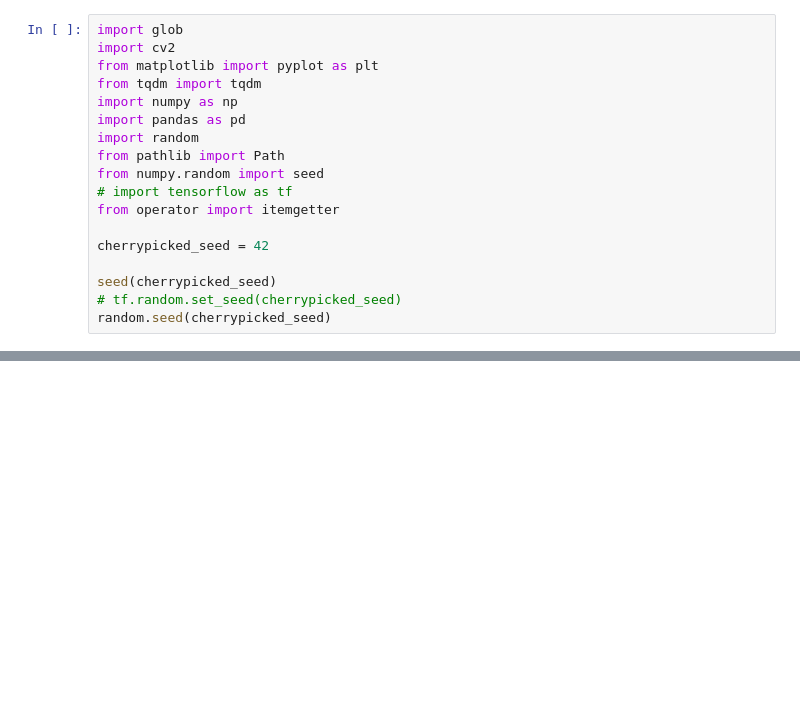
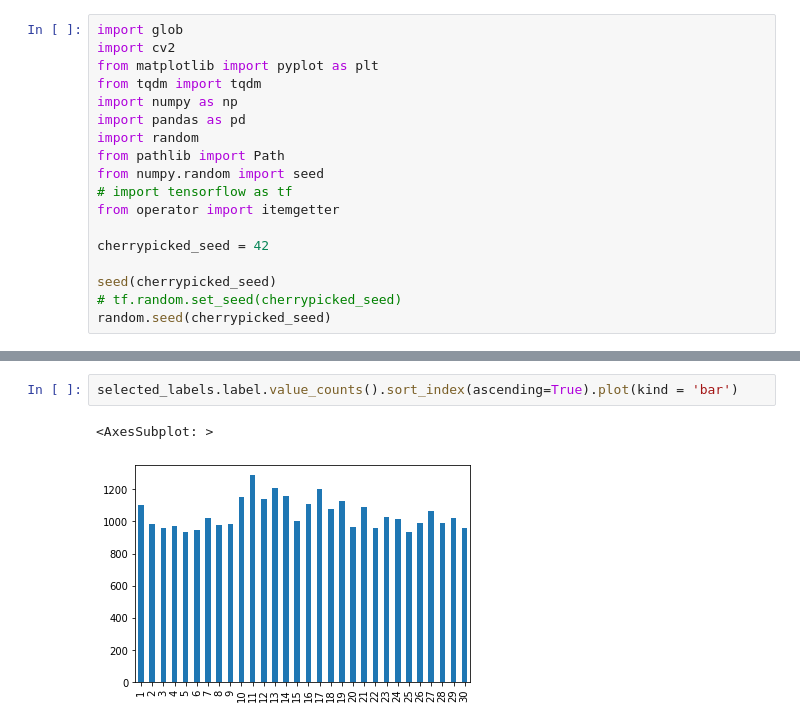
Before and after one commit to DBertazioli/multi-mnist_custom, a Jupyter notebook: Dataset_Preparation.ipynb, the cells around one changed output, grey strips where cells are left out. Cells and saved outputs as stored; diff of their text form; blank space fills up the shorter version.

```diff
--- a/Dataset_Preparation.ipynb
+++ b/Dataset_Preparation.ipynb
@@ -140,0 +216,5 @@ SyntaxError: invalid syntax (165265106.py, line 1)
+# %%
+selected_labels.label.value_counts().sort_index(ascending=True).plot(kind = 'bar')
+# %% [output]
+<AxesSubplot: >
+[figure, added]
```
Also changed, not shown: parts of 9 cells of this notebook, 4 other files.
